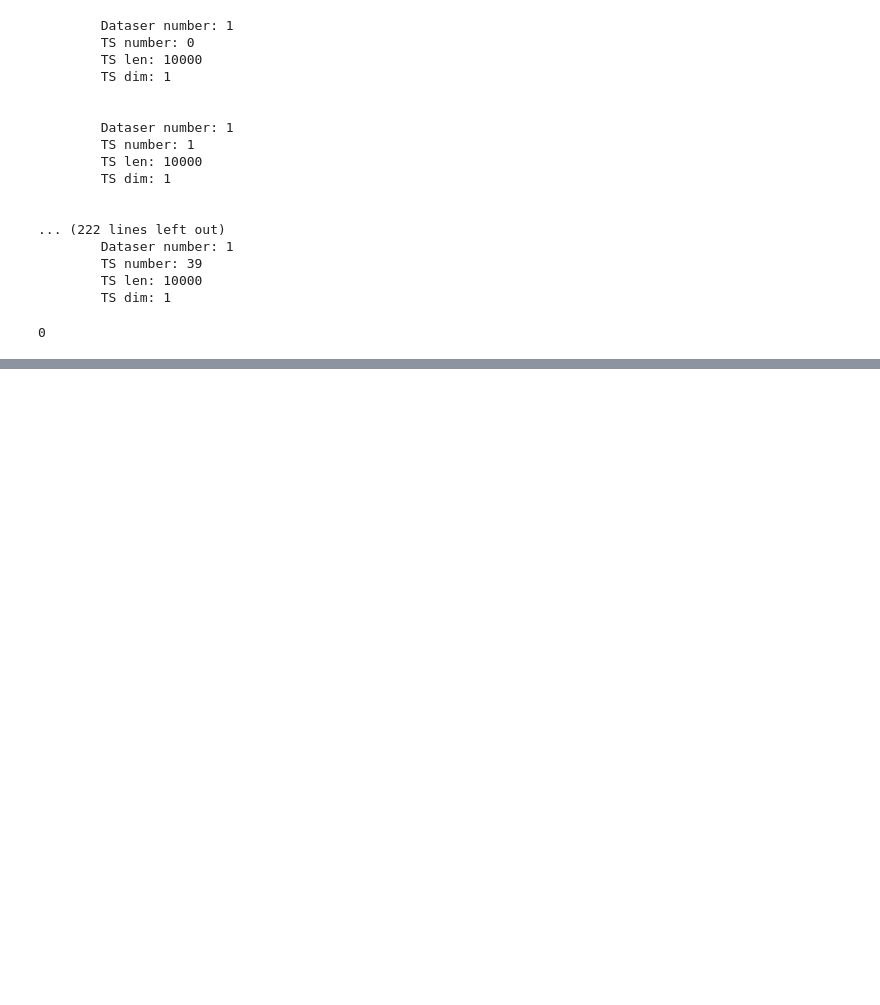
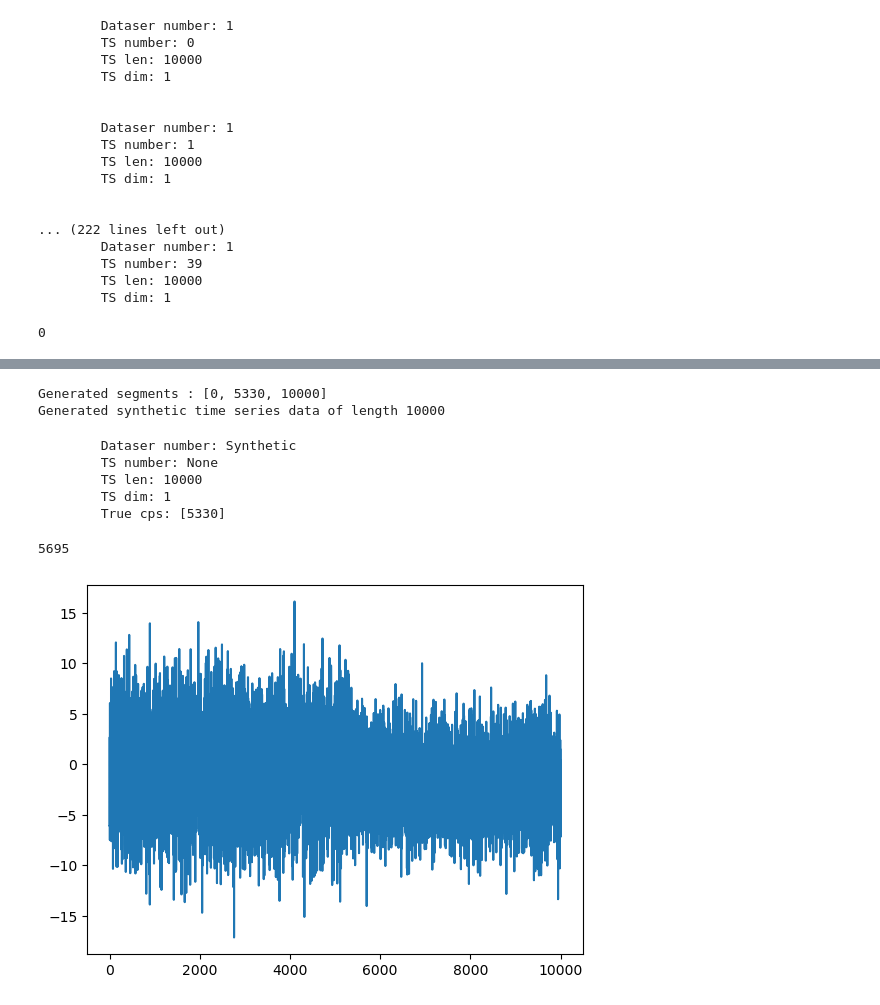
Before and after one commit to adenshulga/Bayes2sem, a Jupyter notebook: main.ipynb, the cells around one changed output, grey strips where cells are left out. Cells and saved outputs as stored; diff of their text form; code cells hidden in the pictures; blank space fills up the shorter version.

```diff
--- a/main.ipynb
+++ b/main.ipynb
@@ -228,0 +279,24 @@ time_series_data.plot()
+# %%
+timespan = 10000
+lambda_param = 1/timespan
+changepoint_prior = expon(scale=1/lambda_param)
+params_prior = [norm(loc=0, scale=1), norm(loc=5, scale=1)] # задаю prior на среднее, и prior на дисперсию
+
+def ts_gen_distribution(mean, std_dev, size):
+    return norm(loc=mean, scale=std_dev).rvs(size=size).reshape(-1,1)
+
+synthetic_data_generator = SyntheticChangepointData(changepoint_prior, params_prior, ts_gen_distribution, timespan)
+time_series_data2 = synthetic_data_generator.generate_data()
+
+print("Generated synthetic time series data of length", len(time_series_data2))
+# %% [output]
+Generated segments : [0, 5330, 10000]
+Generated synthetic time series data of length 10000
+# %%
+time_series_data2
+# %% [output]
+        Dataser number: Synthetic
+        TS number: None
+        TS len: 10000
+        TS dim: 1
+        True cps: [5330]
@@ -228,0 +305,8 @@ time_series_data.plot()
+# %%
+cp
+# %% [output]
+5695
+# %%
+time_series_data2.plot()
+# %% [output]
+[figure, added]
```
Also changed, not shown: parts of 15 cells of this notebook, 2 other files.
